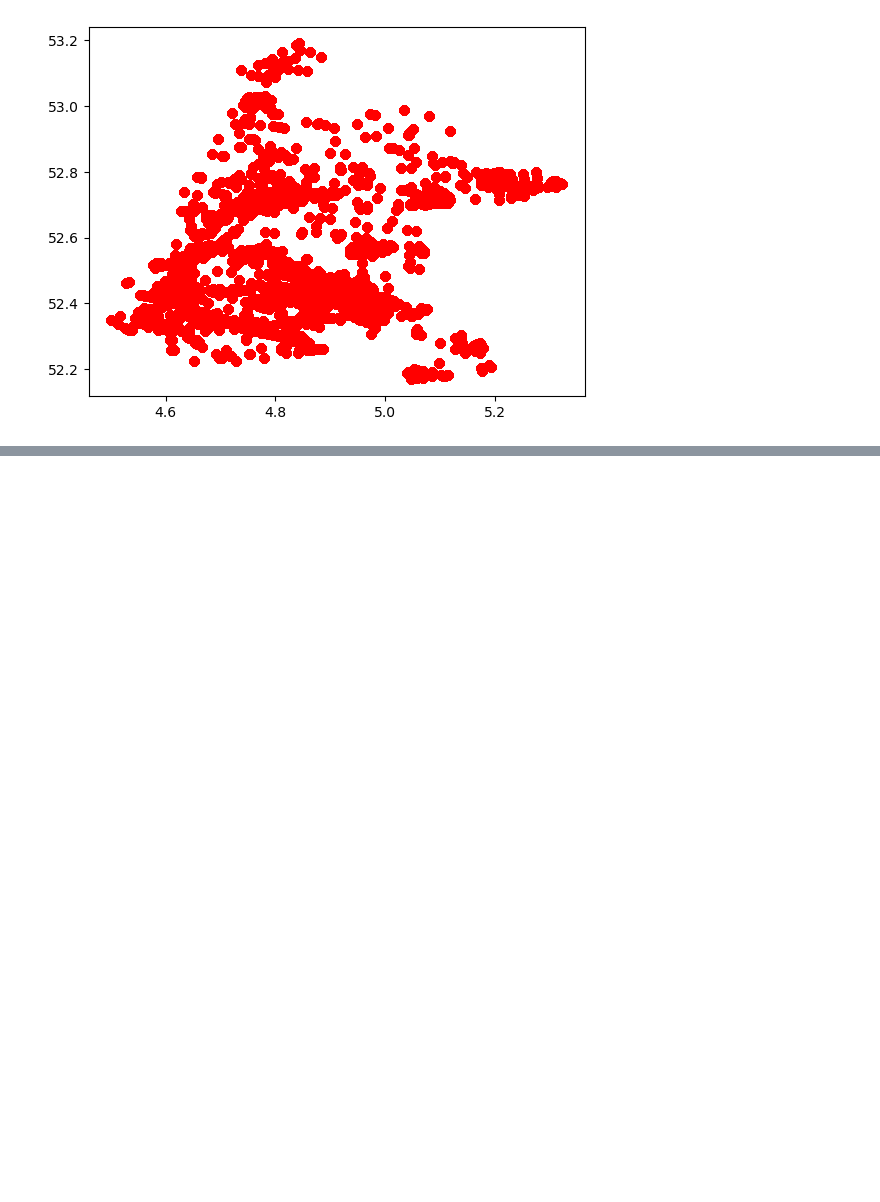
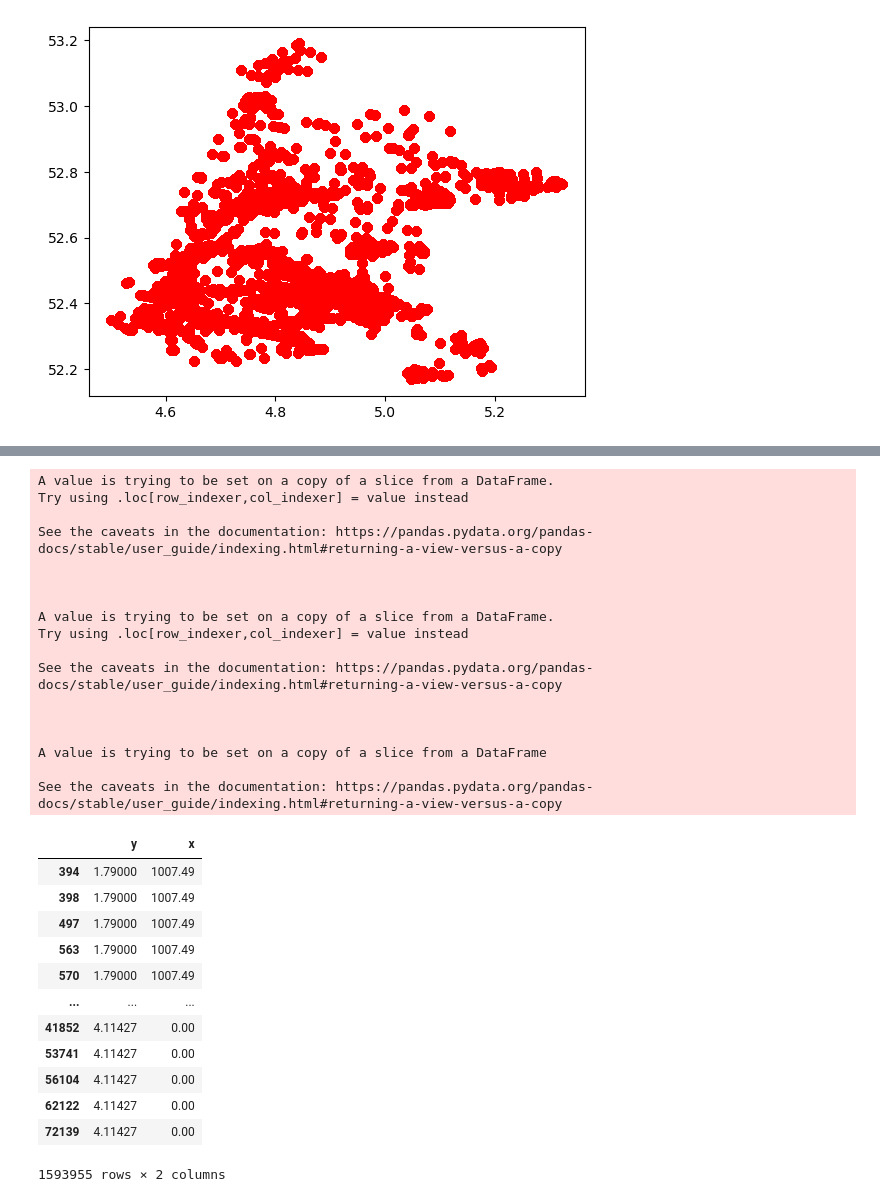
Before and after one commit to tj-072/eindpresentatie_VAv2, a Jupyter notebook: analyse.ipynb, the cells around one changed output, grey strips where cells are left out. Drawn from its saved outputs; the diff is of its cells as text; code cells hidden in the pictures; blank space fills up the shorter version.

```diff
--- a/analyse.ipynb
+++ b/analyse.ipynb
@@ -381,0 +389,37 @@ fig1
+# %%
+df=numerical_columns[['Windsnelheid (km/h)','Luchtdruk (ps)']]
+df['y']=df['Windsnelheid (km/h)']
+df['x']=df['Luchtdruk (ps)']
+df.drop(columns=['Windsnelheid (km/h)','Luchtdruk (ps)'], inplace=True)
+df
+# %% [output]
+A value is trying to be set on a copy of a slice from a DataFrame.
+Try using .loc[row_indexer,col_indexer] = value instead
+
+See the caveats in the documentation: https://pandas.pydata.org/pandas-docs/stable/user_guide/indexing.html#returning-a-view-versus-a-copy
+
+
+
+A value is trying to be set on a copy of a slice from a DataFrame.
+Try using .loc[row_indexer,col_indexer] = value instead
+
+See the caveats in the documentation: https://pandas.pydata.org/pandas-docs/stable/user_guide/indexing.html#returning-a-view-versus-a-copy
+
+
+
+A value is trying to be set on a copy of a slice from a DataFrame
+
+See the caveats in the documentation: https://pandas.pydata.org/pandas-docs/stable/user_guide/indexing.html#returning-a-view-versus-a-copy
+|  | y | x |
+| 394 | 1.79000 | 1007.49 |
+| 398 | 1.79000 | 1007.49 |
+| 497 | 1.79000 | 1007.49 |
+| 563 | 1.79000 | 1007.49 |
+| 570 | 1.79000 | 1007.49 |
+| ... | ... | ... |
+| 41852 | 4.11427 | 0.00 |
+| 53741 | 4.11427 | 0.00 |
+| 56104 | 4.11427 | 0.00 |
+| 62122 | 4.11427 | 0.00 |
+| 72139 | 4.11427 | 0.00 |
+1593955 rows × 2 columns
```
Also changed, not shown: parts of 11 cells of this notebook.
